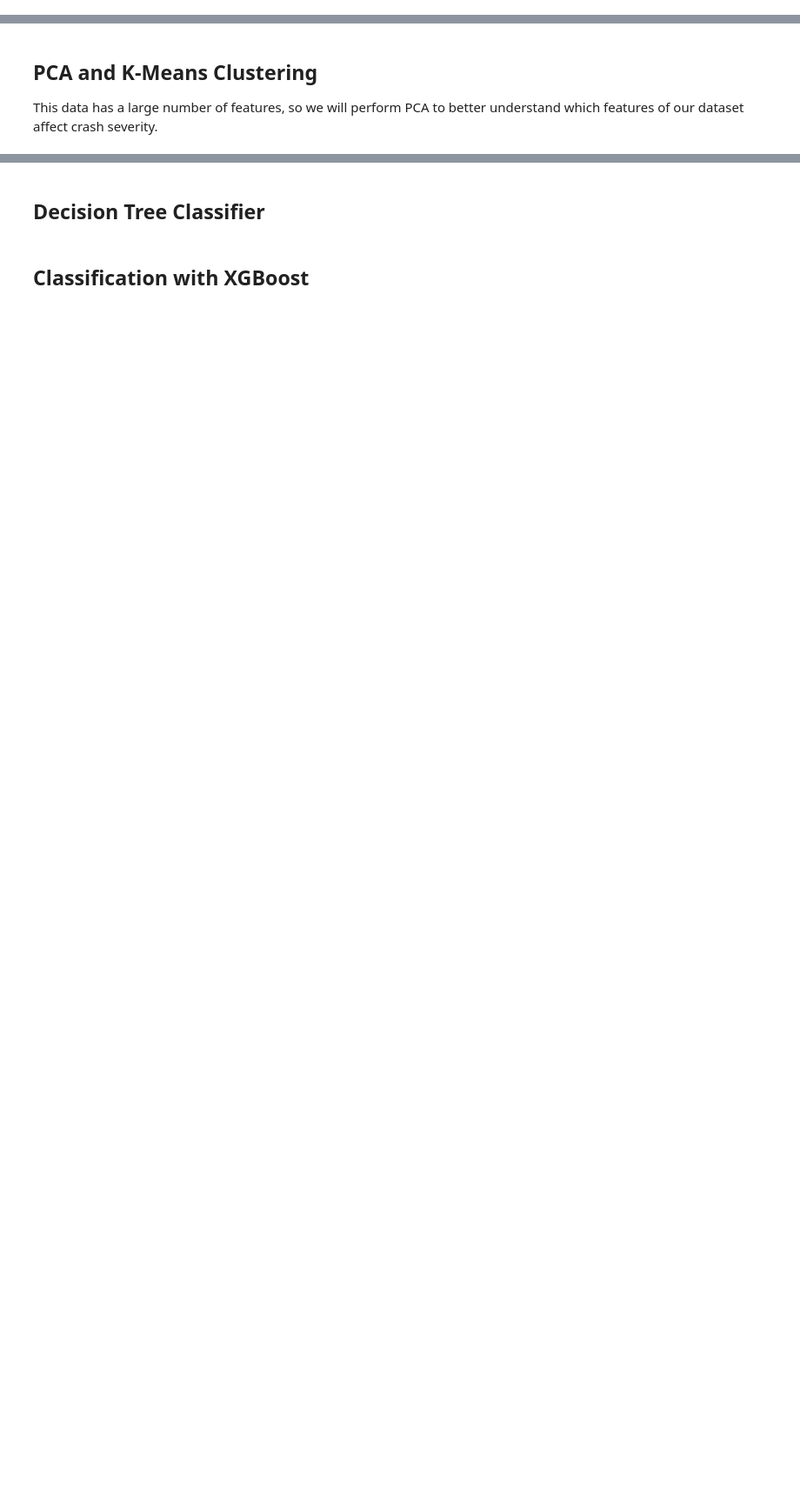
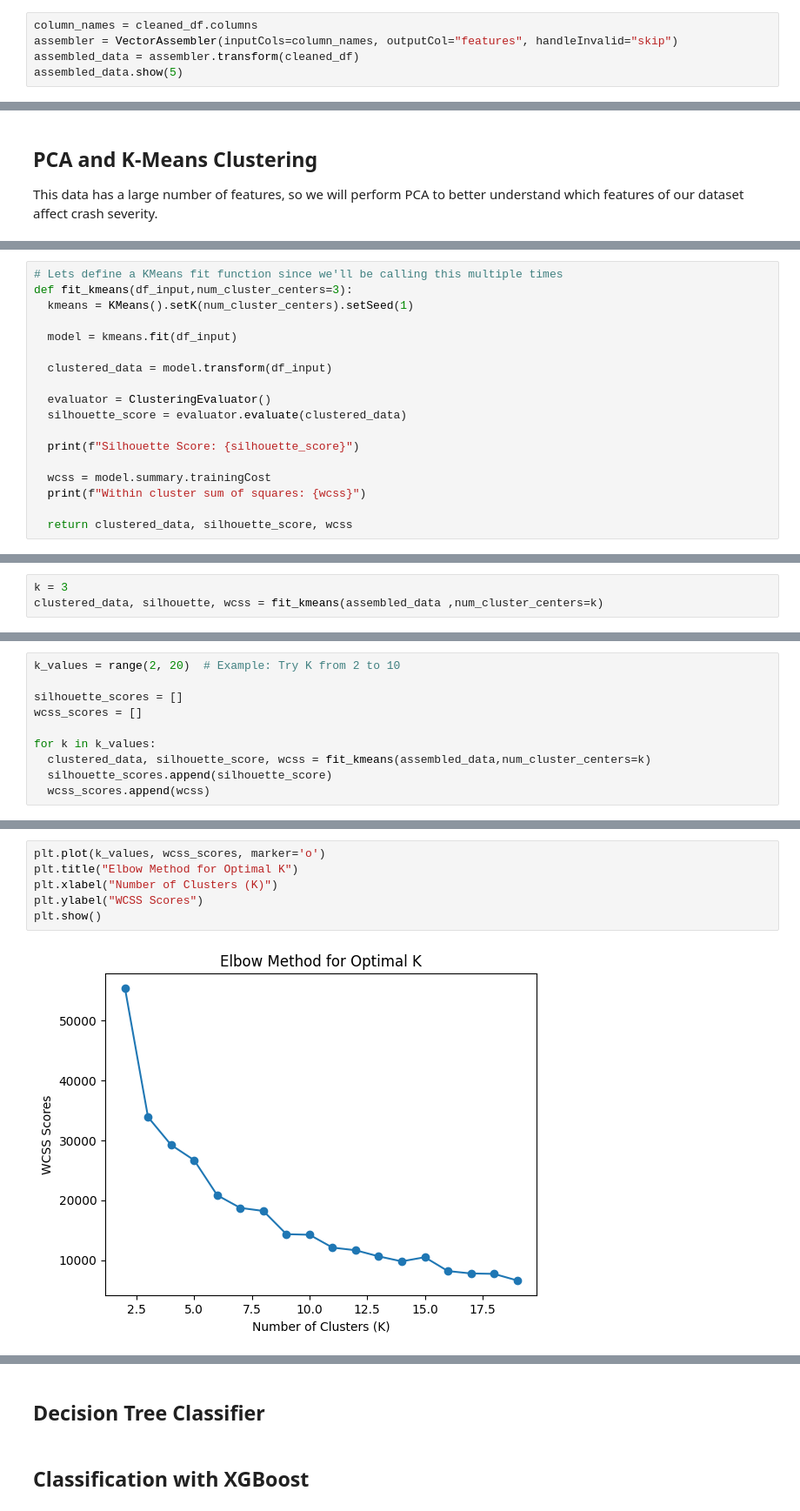
Before and after one commit to salvatorie/ds410-crashlytics, a Jupyter notebook: crashlytics.ipynb, the cells around one changed output, grey strips where cells are left out. Shown at 87% size. Cells and saved outputs as stored; diff of their text form; blank space fills up the shorter version.

```diff
--- a/crashlytics.ipynb
+++ b/crashlytics.ipynb
@@ -127,3 +115,8 @@ cleaned_df.show()
 |       2|        39.790703|        -84.244461|        0.01|          36.0|         30.3|       89.0|       29.65|          10.0|            6.9|             NULL|  false|false|   false|   false|   fa ...
 +--------+-----------------+------------------+------------+--------------+-------------+-----------+------------+--------------+---------------+-----------------+-------+-----+--------+--------+----- ...
 only showing top 20 rows
+# %%
+column_names = cleaned_df.columns
+assembler = VectorAssembler(inputCols=column_names, outputCol="features", handleInvalid="skip")
+assembled_data = assembler.transform(cleaned_df)
+assembled_data.show(5)
@@ -149,0 +138,18 @@ only showing top 5 rows
+# %%
+# Lets define a KMeans fit function since we'll be calling this multiple times
+def fit_kmeans(df_input,num_cluster_centers=3):
+  kmeans = KMeans().setK(num_cluster_centers).setSeed(1)
+
+  model = kmeans.fit(df_input)
+
+  clustered_data = model.transform(df_input)
+
+  evaluator = ClusteringEvaluator()
+  silhouette_score = evaluator.evaluate(clustered_data)
+
+  print(f"Silhouette Score: {silhouette_score}")
+
+  wcss = model.summary.trainingCost
+  print(f"Within cluster sum of squares: {wcss}")
+
+  return clustered_data, silhouette_score, wcss
@@ -149,0 +177,3 @@ only showing top 5 rows
+# %%
+k = 3
+clustered_data, silhouette, wcss = fit_kmeans(assembled_data ,num_cluster_centers=k)
@@ -149,0 +183,10 @@ only showing top 5 rows
+# %%
+k_values = range(2, 20)  # Example: Try K from 2 to 10
+
+silhouette_scores = []
+wcss_scores = []
+
+for k in k_values:
+  clustered_data, silhouette_score, wcss = fit_kmeans(assembled_data,num_cluster_centers=k)
+  silhouette_scores.append(silhouette_score)
+  wcss_scores.append(wcss)
@@ -149,0 +211,8 @@ only showing top 5 rows
+# %%
+plt.plot(k_values, wcss_scores, marker='o')
+plt.title("Elbow Method for Optimal K")
+plt.xlabel("Number of Clusters (K)")
+plt.ylabel("WCSS Scores")
+plt.show()
+# %% [output]
+[figure, added]
```
Also changed, not shown: parts of 11 cells of this notebook.
